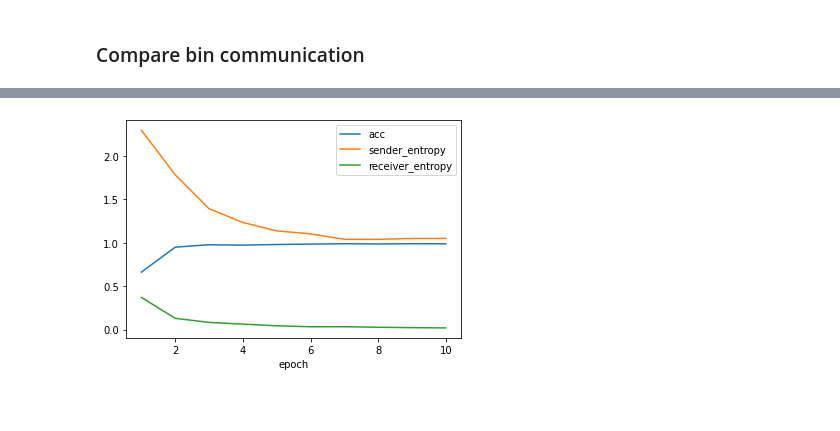
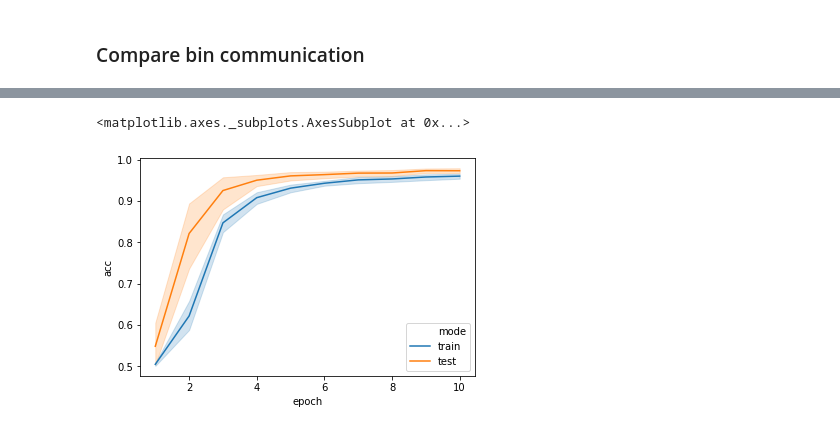
Before and after one commit to tlmnhut/EmeCom_concept_vs_comm, a Jupyter notebook: input_bin.ipynb, the cells around one changed output, grey strips where cells are left out. Drawn from its saved outputs; the diff is of its cells as text; code cells hidden in the pictures; blank space fills up the shorter version.

```diff
--- a/input_bin.ipynb
+++ b/input_bin.ipynb
@@ -75,4 +127,7 @@ plot_result(result_df, 'train')
-# %%
-plot_result(result_df, 'test')
-# %% [output]
-[figure, removed]
+# %%
+df_greedy = read_log('./save/input_bin/GreedyHash/')
+# %%
+sns.lineplot(data=df_greedy, x='epoch', y='acc', hue='mode')
+# %% [output]
+<matplotlib.axes._subplots.AxesSubplot at 0x...>
+[figure, added]
```
Also changed, not shown: parts of 23 cells of this notebook.
